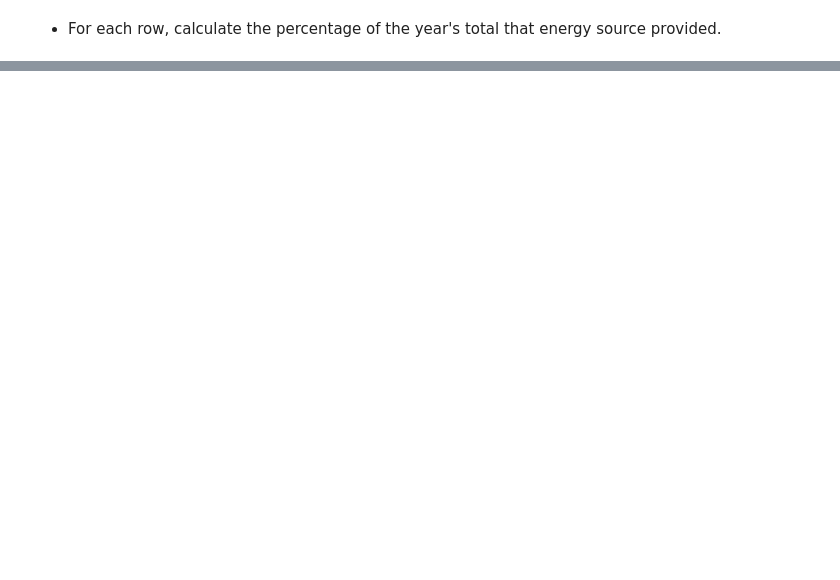
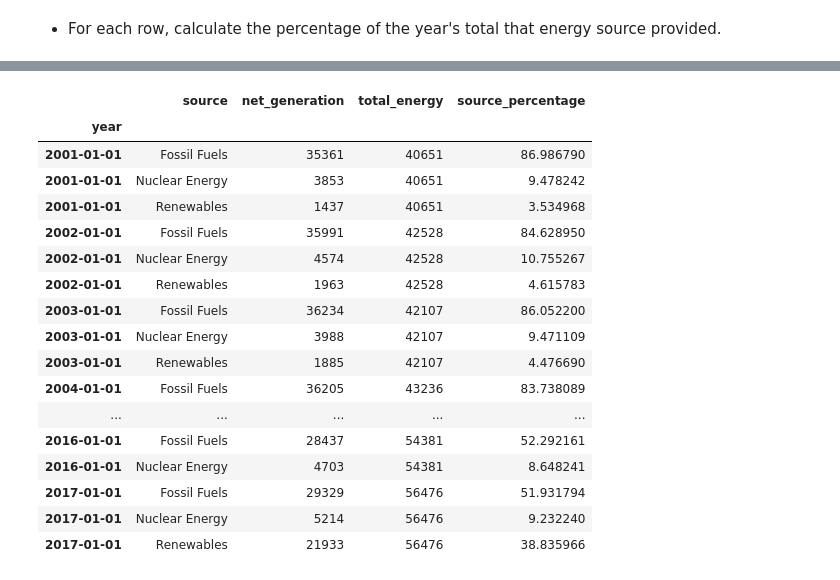
Before and after one commit to MainaliB/time-series-exercises, a Jupyter notebook: time_series_manipulation.ipynb, the cells around one changed output, grey strips where cells are left out. Saved outputs shown, nothing was run; the diff lists cells and outputs as text; code cells hidden in the pictures; blank space fills up the shorter version.

```diff
--- a/time_series_manipulation.ipynb
+++ b/time_series_manipulation.ipynb
@@ -385,2 +427,21 @@ iowa.groupby([iowa.index.year], as_index = True).net_generation.sum()
 # %%
-iowa.pivot_table
+iowa
+# %% [output]
+|  | source | net_generation | total_energy | source_percentage |
+| year |  |  |  |  |
+| 2001-01-01 | Fossil Fuels | 35361 | 40651 | 86.986790 |
+| 2001-01-01 | Nuclear Energy | 3853 | 40651 | 9.478242 |
+| 2001-01-01 | Renewables | 1437 | 40651 | 3.534968 |
+| 2002-01-01 | Fossil Fuels | 35991 | 42528 | 84.628950 |
+| 2002-01-01 | Nuclear Energy | 4574 | 42528 | 10.755267 |
+| 2002-01-01 | Renewables | 1963 | 42528 | 4.615783 |
+| 2003-01-01 | Fossil Fuels | 36234 | 42107 | 86.052200 |
+| 2003-01-01 | Nuclear Energy | 3988 | 42107 | 9.471109 |
+| 2003-01-01 | Renewables | 1885 | 42107 | 4.476690 |
+| 2004-01-01 | Fossil Fuels | 36205 | 43236 | 83.738089 |
+| ... | ... | ... | ... | ... |
+| 2016-01-01 | Fossil Fuels | 28437 | 54381 | 52.292161 |
+| 2016-01-01 | Nuclear Energy | 4703 | 54381 | 8.648241 |
+| 2017-01-01 | Fossil Fuels | 29329 | 56476 | 51.931794 |
+| 2017-01-01 | Nuclear Energy | 5214 | 56476 | 9.232240 |
+| 2017-01-01 | Renewables | 21933 | 56476 | 38.835966 |
```
Also changed, not shown: parts of 14 cells of this notebook.
